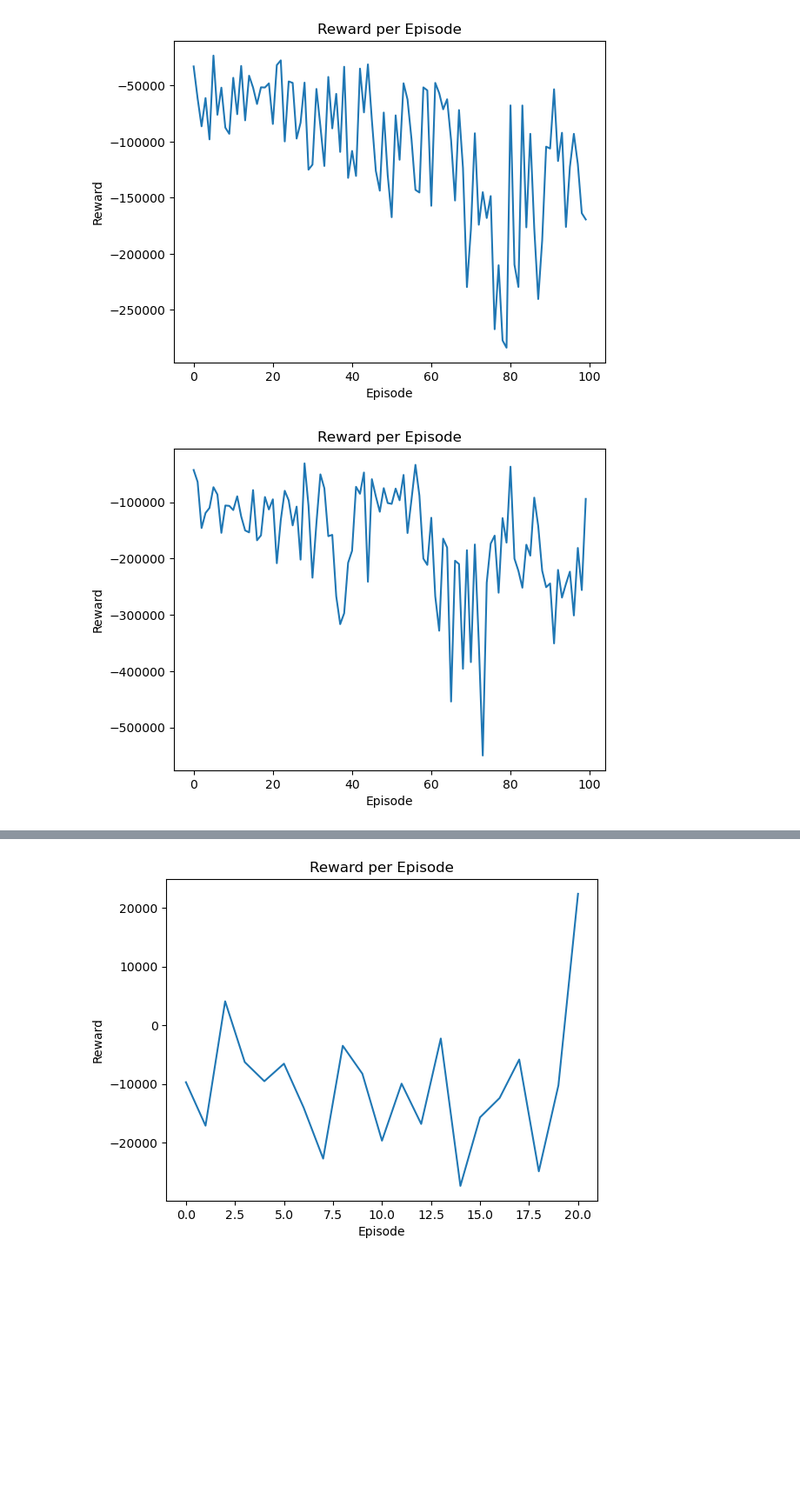
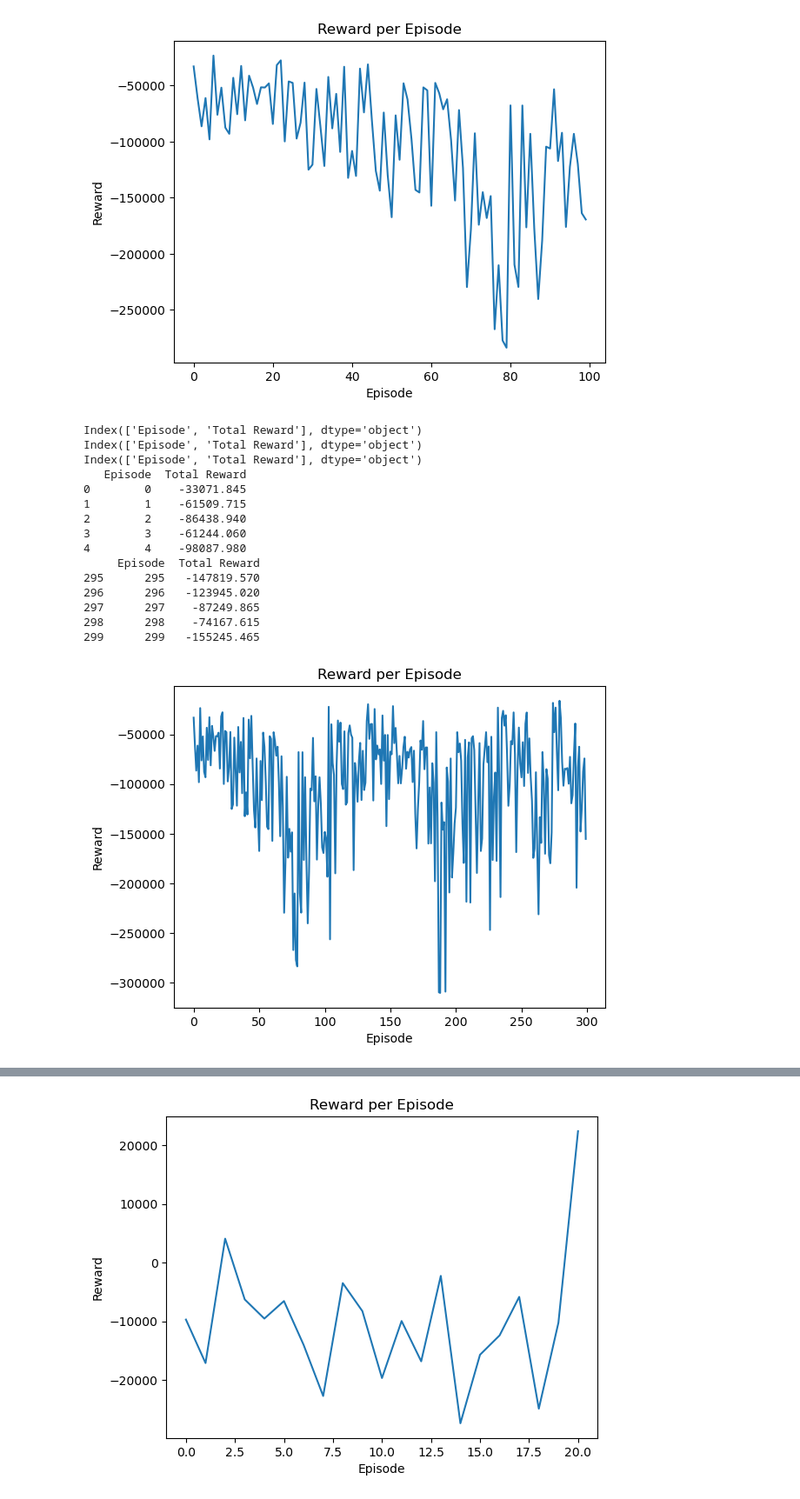
Before and after one commit to MintCat98/gym-gridverse-custom, a Jupyter notebook: plot_rewards.ipynb, the cells around one changed output, grey strips where cells are left out. Shown at 87% size. Drawn from its saved outputs; the diff is of its cells as text; code cells hidden in the pictures; blank space fills up the shorter version.

```diff
--- a/plot_rewards.ipynb
+++ b/plot_rewards.ipynb
@@ -20,24 +20,53 @@ plt.ylabel('Reward')
 plt.show()
 # %% [output]
 [figure]
-# %%
-
-
-# CSV 파일 경로
-csv_file = "total_rewards_100_epsil3.csv"
-
-# CSV 파일에서 데이터 읽어오기
-data = pd.read_csv(csv_file)
-
-# 그래프 그리기
-plt.plot(data['Episode'], data['Total Reward'])
-
-# 그래프 제목과 레이블 추가
-plt.title('Reward per Episode')
-plt.xlabel('Episode')
-plt.ylabel('Reward')
-
-# 그래프 표시
-plt.show()
-# %% [output]
-[figure, removed]
+# %%
+import pandas as pd
+import matplotlib.pyplot as plt
+
+# 파일 읽기
+data_100 = pd.read_csv("total_rewards100_without_closer.csv")
+data_200 = pd.read_csv("total_rewards200_without.csv")
+data_300 = pd.read_csv("total_rewards.csv")
+
+# 데이터 확인 및 열 이름 일치 확인
+print(data_100.columns)
+print(data_200.columns)
+print(data_300.columns)
+data_200['Episode'] += 100
+data_300['Episode'] += 200
+
+# 수직 병합
+df_vertical_concat = pd.concat([data_100, data_200, data_300], axis=0, ignore_index=True)
+
+# 병합된 데이터프레임 확인
+print(df_vertical_concat.head())
+print(df_vertical_concat.tail())
+
+# 그래프 그리기
+plt.plot(df_vertical_concat['Episode'], df_vertical_concat['Total Reward'])
+
+# 그래프 제목과 레이블 추가
+plt.title('Reward per Episode')
+plt.xlabel('Episode')
+plt.ylabel('Reward')
+
+# 그래프 표시
+plt.show()
+# %% [output]
+Index(['Episode', 'Total Reward'], dtype='object')
+Index(['Episode', 'Total Reward'], dtype='object')
+Index(['Episode', 'Total Reward'], dtype='object')
+   Episode  Total Reward
+0        0    -33071.845
+1        1    -61509.715
+2        2    -86438.940
+3        3    -61244.060
+4        4    -98087.980
+     Episode  Total Reward
+295      295   -147819.570
+296      296   -123945.020
+297      297    -87249.865
+298      298    -74167.615
+299      299   -155245.465
+[figure, added]
```
Also changed, not shown: parts of 1 cell of this notebook, 3 other files.
